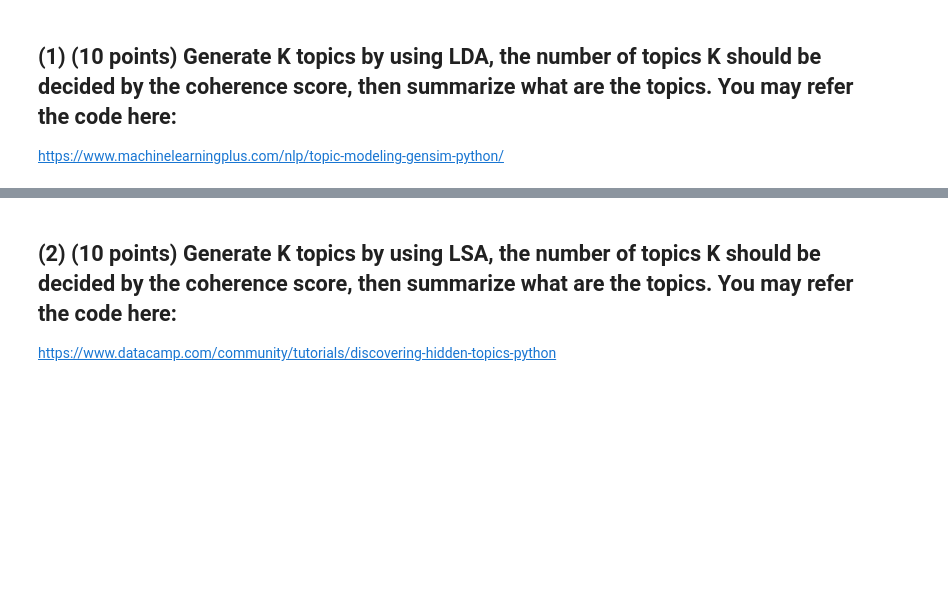
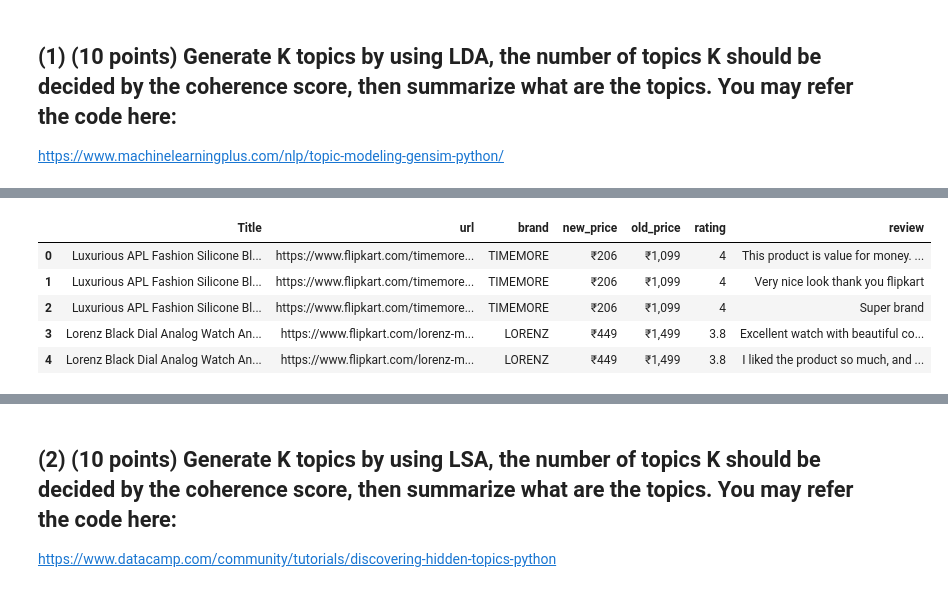
Before and after one commit to abhi147p/Abhishek_INFO5731_Spring2020, a Jupyter notebook: In_class_exercise_04_03282023_(1).ipynb, the cells around one changed output, grey strips where cells are left out. Cells and saved outputs as stored; diff of their text form; code cells hidden in the pictures; blank space fills up the shorter version.

```diff
--- a/In_class_exercise_04_03282023_(1).ipynb
+++ b/In_class_exercise_04_03282023_(1).ipynb
@@ -12,0 +11,91 @@ https://www.machinelearningplus.com/nlp/topic-modeling-gensim-python/
+# %%
+# Write your code here
+
+# Write your code here
+
+# getting the data
+# You code here (Please add comments in the code):
+
+import requests
+from bs4 import BeautifulSoup
+import re
+import time
+import pandas as pd
+
+def get_soup(url):
+    """
+        params1: url (contains the url of google scholar page)
+        return: soup (fetching the url page data and then further converted to html parser)
+    """
+  # headers = {'user-agent': 'Mozilla/5.0 (Windows NT 10.0; Win64; x64) AppleWebKit/537.36 (KHTML, like Gecko) Chrome/109.0.0.0 Safari/537.36'}
+    headers = {'User-Agent': ('Mozilla/5.0 (Windows NT 10.0; Win64; x64) AppleWebKit/537.36 (KHTML, like Gecko) Chrome/110.0.0.0 Safari/537.36')}
+               # 'X-User-Agent': ('Mozilla/5.0 (Windows NT 10.0; Win64; x64) AppleWebKit/537.36 (KHTML, like Gecko) Chrome/110.0.0.0 Safari/537.36 FKUA/website/42/website/Desktop')}
+    try:
+        # requesting for data using requests with url and headers for authentication
+        data = requests.get(url, headers=headers)
+        # print(f"Extracted the data with response as {data.status_code}")
+        if data.status_code != 200:
+            raise Exception(f"Failed to fetch data: {data.status_code} and text as {data.text}")
+    except Exception as ex:
+        print(f"Exception occurred as {ex}")
+        return None
+    soup = BeautifulSoup(data.text, "html.parser")
+    return soup
+
+def fetch_data_web(pages):
+
+  final_data = []
+  for i in range(1, pages+1):
+    url = f"https://www.flipkart.com/search?q=Watches&otracker=search&otracker1=search&marketplace=FLIPKART&as-show=on&as=off&page={i}"
+    soup = get_soup(url)
+    # print(soup.prettify())
+    products_data = soup.findAll("div", attrs={"class": "_1AtVbE col-12-12"})
+    for prod_data in products_data:
+      sub_prod_data = prod_data.findAll("div", attrs={"class": "_1xHGtK _373qXS"})
+      for data in sub_prod_data:
+        prod_url = "https://www.flipkart.com" + data.find("a", attrs={"class": "_2UzuFa"}).get("href")
+        brand = data.find("div", attrs={"class": "_2WkVRV"}).text.strip()
+        title = data.find("a", attrs={"class": "IRpwTa"}).get("title")
+        new_price = data.find("div", attrs={"class": "_30jeq3"})
+        old_price = data.find("div", attrs={"class": "_3I9_wc"})
+        if new_price:
+          new_price = new_price.text.strip()
+        else:
+          new_price = "No"
+        if old_price:
+          old_price = old_price.text.strip()
+        else:
+          old_price = "No"
+        # discount = data.find("div", attrs={"class": "_3Ay6Sb"}).text.strip()
+        # free_delivery = data.find("div", attrs={"class": "_2Tpdn3"})
+        # if free_delivery:
+        #   free_delivery = free_delivery.text.strip()
+        # else:
+        #   free_delivery = "No free Delivery"
+        soup_data = get_soup(prod_url)
+        # print(prod_url)
+        # print(soup_data)
+        # break
+        # rating = "0"
+        # if soup_data:
+        if soup_data:
+          rating = soup_data.find("div", attrs={"class": "_3LWZlK _3uSWvT"})
+          if rating:
+            rating = rating.text
+          else:
+            rating = "No rating found"
+          reviews = soup_data.findAll("div", attrs={"class": "_6K-7Co"})
+          for x in reviews:
+            final_data.append([title, prod_url, brand, new_price, old_price, rating, x.text])
+        else:
+          rating = "No rating reviews found"
+        # final_data.append([title, prod_url, brand, new_price, old_price, rating, review])
+      time.sleep(1)
+    print(f"Processed {i} pages")
+
+  df = pd.DataFrame(final_data, columns=["Title", "url", "brand", "new_price", "old_price", "rating", "review"])
+  return df
+
+df = fetch_data_web(int(input("Enter no of pages: ")))
+df.head()
+# %% [output]
@@ -12,0 +106,6 @@ https://www.machinelearningplus.com/nlp/topic-modeling-gensim-python/
+|  | Title | url | brand | new_price | old_price | rating | review |
+| 0 | Luxurious APL Fashion Silicone Bl... | https://www.flipkart.com/timemore... | TIMEMORE | ₹206 | ₹1,099 | 4 | This product is value for money. ... |
+| 1 | Luxurious APL Fashion Silicone Bl... | https://www.flipkart.com/timemore... | TIMEMORE | ₹206 | ₹1,099 | 4 | Very nice look thank you flipkart |
+| 2 | Luxurious APL Fashion Silicone Bl... | https://www.flipkart.com/timemore... | TIMEMORE | ₹206 | ₹1,099 | 4 | Super brand |
+| 3 | Lorenz Black Dial Analog Watch An... | https://www.flipkart.com/lorenz-m... | LORENZ | ₹449 | ₹1,499 | 3.8 | Excellent watch with beautiful co... |
+| 4 | Lorenz Black Dial Analog Watch An... | https://www.flipkart.com/lorenz-m... | LORENZ | ₹449 | ₹1,499 | 3.8 | I liked the product so much, and ... |
```
Also changed, not shown: parts of 31 cells of this notebook.
